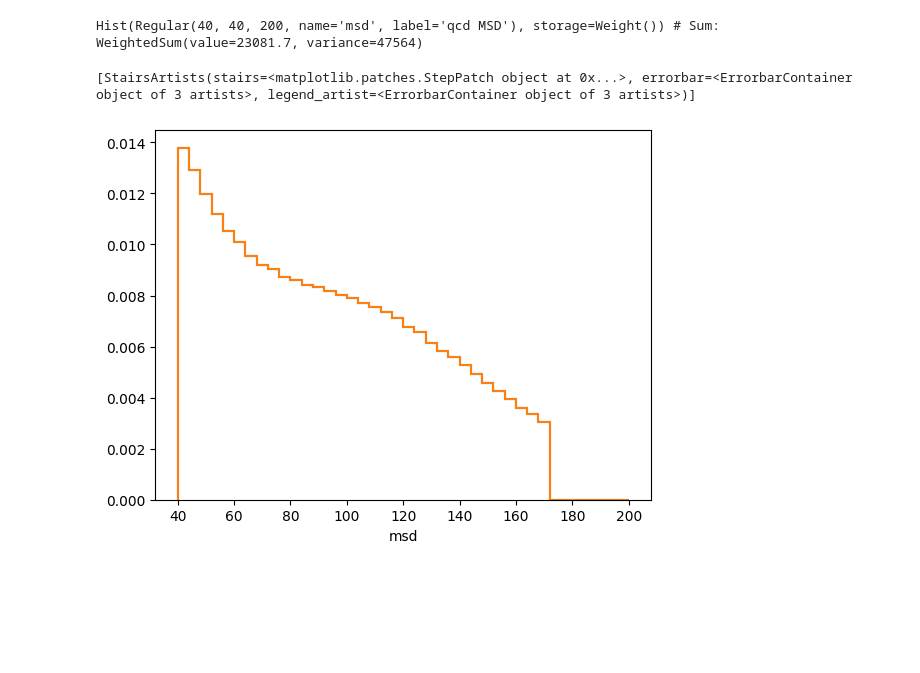
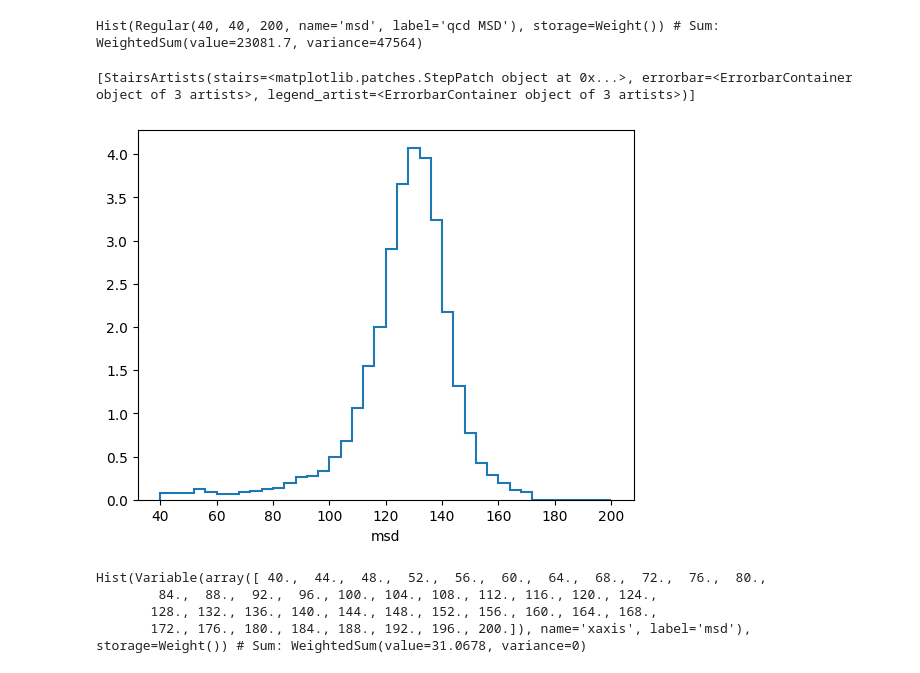
Before and after one commit to cmoore24-24/hgg, a Jupyter notebook: ml/ml_processor_work/hgg_ml_tools.ipynb, the cells around one changed output. Drawn from its saved outputs; the diff is of its cells as text; code cells hidden in the pictures; blank space fills up the shorter version.

```diff
--- a/ml/ml_processor_work/hgg_ml_tools.ipynb
+++ b/ml/ml_processor_work/hgg_ml_tools.ipynb
@@ -369,13 +373,20 @@ pass_hists['qcd']
 # %% [output]
 Hist(Regular(40, 40, 200, name='msd', label='qcd MSD'), storage=Weight()) # Sum: WeightedSum(value=23081.7, variance=47564)
 # %%
-file = uproot.open('~/Public/combine/CMSSW_13_3_2/src/rhalphalib/run_scripts/tmp/testModel/fitDiagnosticsTest.root')
+file = uproot.open('~/Public/combine/CMSSW_13_3_2/src/rhalphalib/run_scripts/hgg_out/testModel/fitDiagnosticsTest.root')
 # %%
-file["shapes_prefit/ptbin0pass/qcd;1"].to_hist().plot1d(density=True)
-file["shapes_prefit/ptbin0fail/qcd;1"].to_hist().plot1d(density=True)
+file["shapes_prefit/ptbin0pass/hbb;1"].to_hist().plot1d(density=False)
+#file["shapes_prefit/ptbin0fail/qcd;1"].to_hist().plot1d(density=False)
 # %% [output]
 [StairsArtists(stairs=<matplotlib.patches.StepPatch object at 0x...>, errorbar=<ErrorbarContainer object of 3 artists>, legend_artist=<ErrorbarContainer object of 3 artists>)]
-[figure, old version]
+[figure, new version]
+# %%
+file["shapes_prefit/ptbin0pass/hbb;1"].to_hist()
+# %% [output]
+Hist(Variable(array([ 40.,  44.,  48.,  52.,  56.,  60.,  64.,  68.,  72.,  76.,  80.,
+        84.,  88.,  92.,  96., 100., 104., 108., 112., 116., 120., 124.,
+       128., 132., 136., 140., 144., 148., 152., 156., 160., 164., 168.,
+       172., 176., 180., 184., 188., 192., 196., 200.]), name='xaxis', label='msd'), storage=Weight()) # Sum: WeightedSum(value=31.0678, variance=0)
 # %%
 # samples = os.listdir("/project01/ndcms/cmoore24/samples")
 # samples
```
Also changed, not shown: parts of 8 cells of this notebook, 14 other files.
